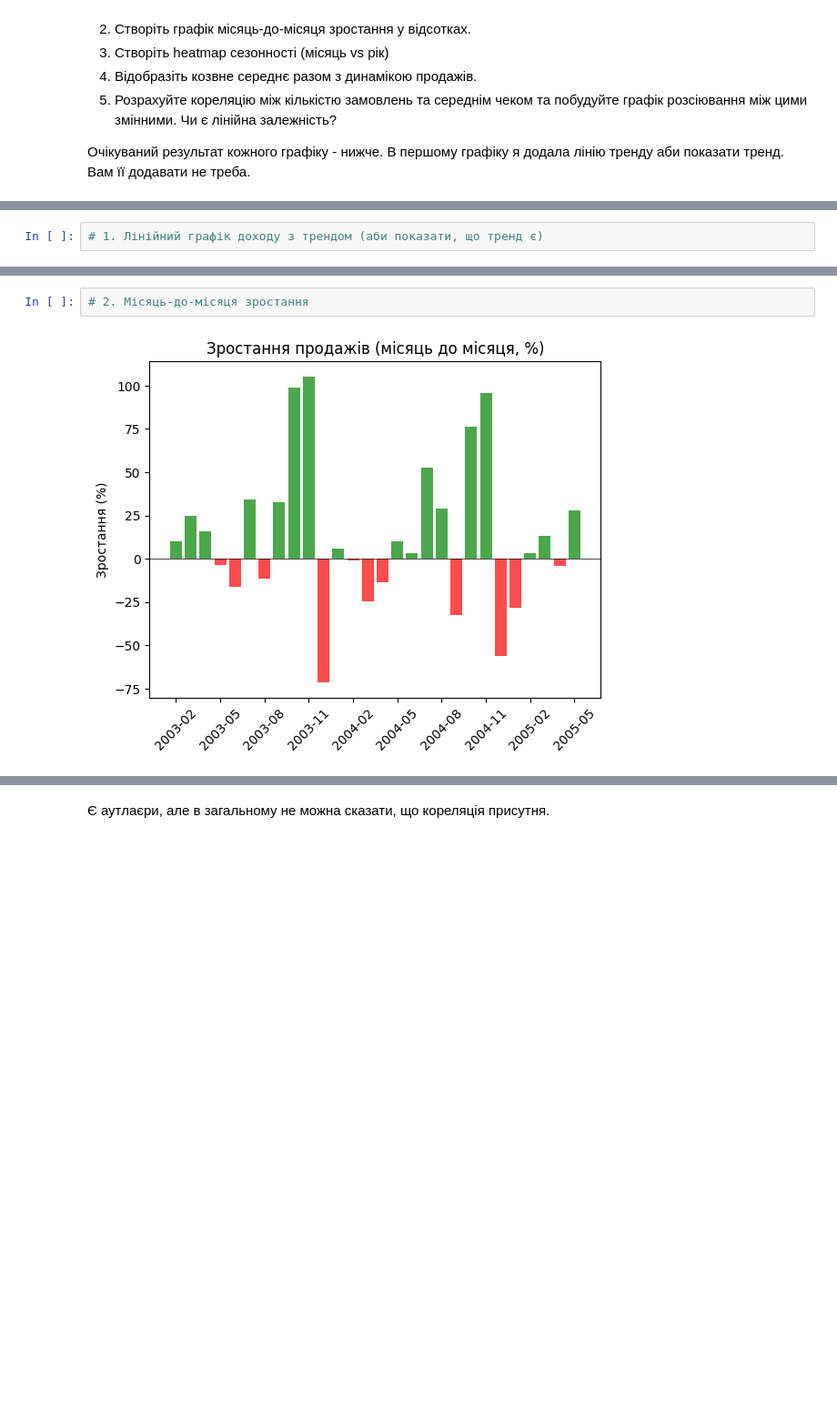
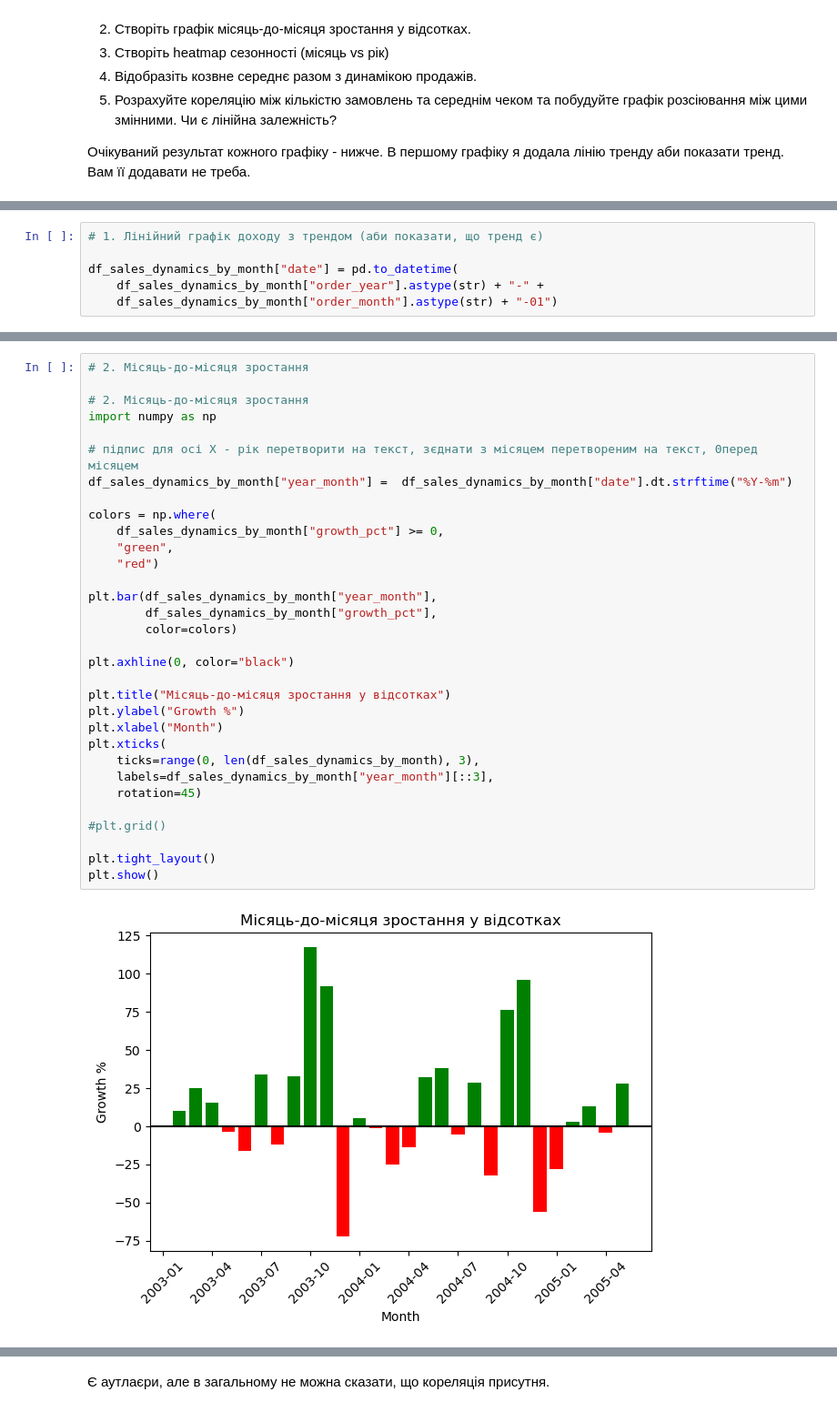
Before and after one commit to OlenaBabko/DataAnalytics_DataLovesAcademy, a Jupyter notebook: modul_12_Python integration with DB and API_ETL processes_Transactions/hw/HW_12_1_Python_integration_with_SQL.ipynb, the cells around one changed output, grey strips where cells are left out. Shown at 91% size. Cells and saved outputs as stored; diff of their text form; blank space fills up the shorter version.

```diff
--- a/modul_12_Python integration with DB and API_ETL processes_Transactions/hw/HW_12_1_Python_integration_with_SQL.ipynb
+++ b/modul_12_Python integration with DB and API_ETL processes_Transactions/hw/HW_12_1_Python_integration_with_SQL.ipynb
@@ -690,2 +794,6 @@ plt.show()
 # %%
 # 1. Лінійний графік доходу з трендом (аби показати, що тренд є)
+
+df_sales_dynamics_by_month["date"] = pd.to_datetime(
+    df_sales_dynamics_by_month["order_year"].astype(str) + "-" +
+    df_sales_dynamics_by_month["order_month"].astype(str) + "-01")
@@ -694,4 +819,34 @@ plt.show()
 # %%
 # 2. Місяць-до-місяця зростання
+
+# 2. Місяць-до-місяця зростання
+import numpy as np
+
+# підпис для осі X - рік перетворити на текст, зєднати з місяцем перетвореним на текст, 0перед місяцем
+df_sales_dynamics_by_month["year_month"] =  df_sales_dynamics_by_month["date"].dt.strftime("%Y-%m")
+
+colors = np.where(
+    df_sales_dynamics_by_month["growth_pct"] >= 0,
+    "green",
+    "red")
+
+plt.bar(df_sales_dynamics_by_month["year_month"],
+        df_sales_dynamics_by_month["growth_pct"],
+        color=colors)
+
+plt.axhline(0, color="black")
+
+plt.title("Місяць-до-місяця зростання у відсотках")
+plt.ylabel("Growth %")
+plt.xlabel("Month")
+plt.xticks(
+    ticks=range(0, len(df_sales_dynamics_by_month), 3),
+    labels=df_sales_dynamics_by_month["year_month"][::3],
+    rotation=45)
+
+#plt.grid()
+
+plt.tight_layout()
+plt.show()
 # %% [output]
-[figure, old version]
+[figure, new version]
```
Also changed, not shown: parts of 18 cells of this notebook.
